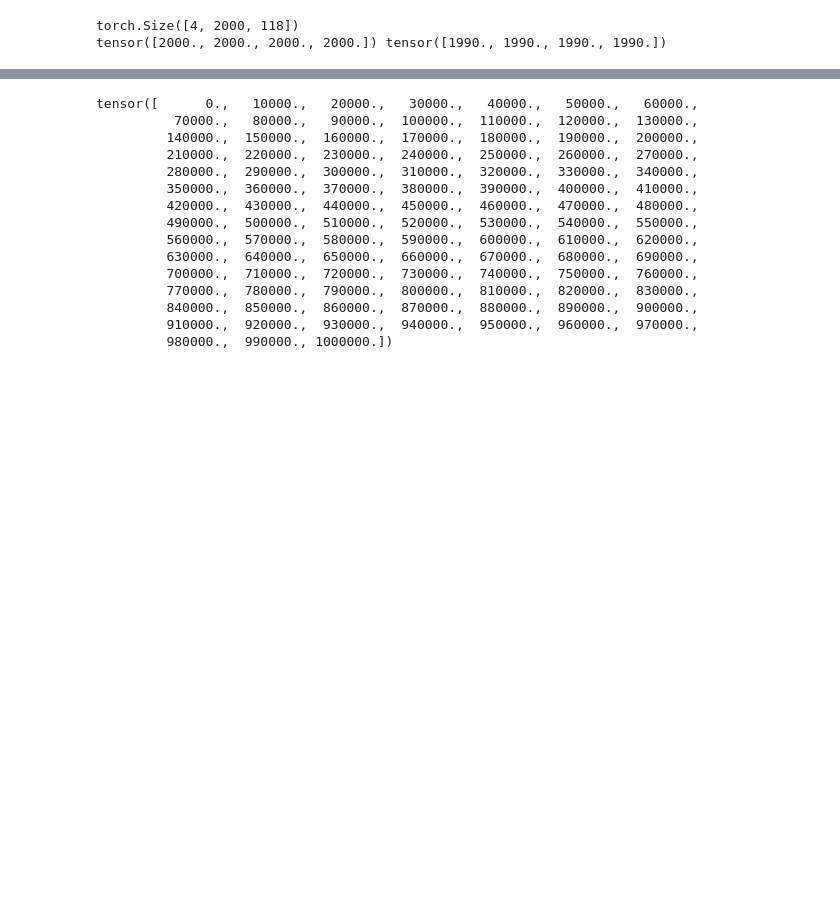
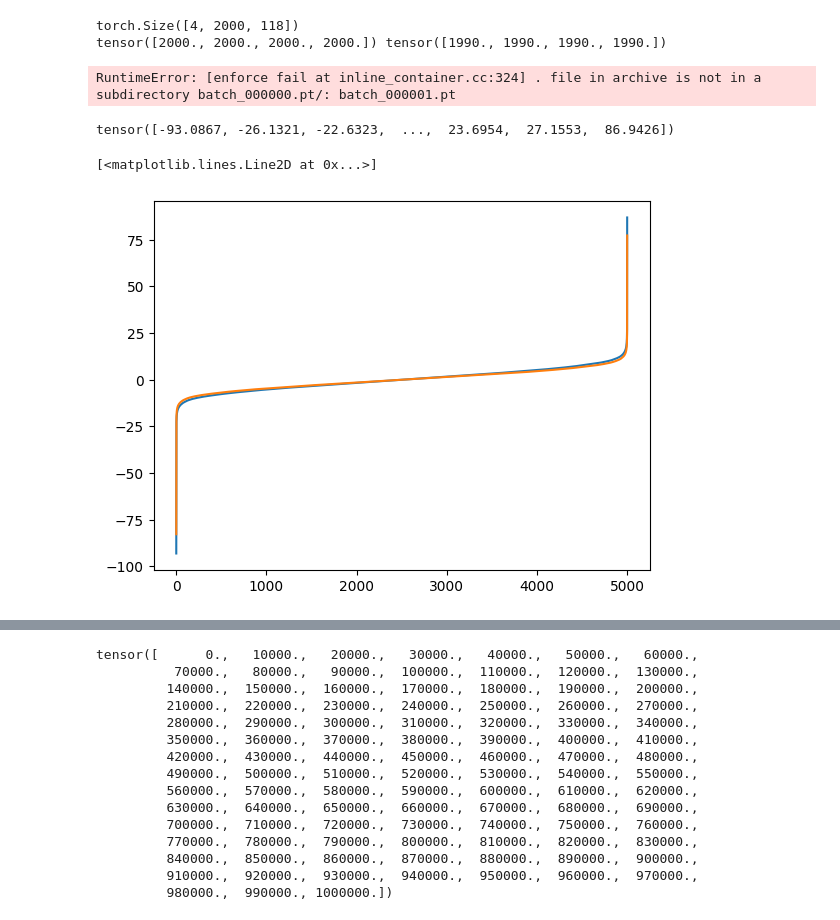
Before and after one commit to jacobf18/tabular, a Jupyter notebook: mcpfn/tests.ipynb, the cells around one changed output, grey strips where cells are left out. Drawn from its saved outputs; the diff is of its cells as text; code cells hidden in the pictures; blank space fills up the shorter version.

```diff
--- a/mcpfn/tests.ipynb
+++ b/mcpfn/tests.ipynb
@@ -54,0 +50,32 @@ embed = OneHotAndLinearBarDistribution(borders = get_bucket_limits(num_outputs =
+# %%
+torch.load('data/batch_000000.pt')
+# %% [output]
+RuntimeError: [enforce fail at inline_container.cc:324] . file in archive is not in a subdirectory batch_000000.pt/: batch_000001.pt
+# %%
+from mcpfn.model.bar_distribution import get_bucket_limits, FullSupportBarDistribution
+
+borders = torch.load('borders.pt')
+
+y = torch.randn(100)
+
+mean, std = torch.mean(y), torch.std(y)
+
+y_train_std = std.item() + 1e-20
+y_train_mean = mean.item()
+
+y_train = (y - y_train_mean) / y_train_std
+
+bardist = FullSupportBarDistribution(borders = borders)
+normalized_bardist = FullSupportBarDistribution(borders = borders * std + mean)
+# %%
+bardist.borders
+# %% [output]
+tensor([-93.0867, -26.1321, -22.6323,  ...,  23.6954,  27.1553,  86.9426])
+# %%
+import matplotlib.pyplot as plt
+
+plt.plot(bardist.borders)
+plt.plot(normalized_bardist.borders)
+# %% [output]
+[<matplotlib.lines.Line2D at 0x...>]
+[figure, added]
```
Also changed, not shown: parts of 24 cells of this notebook, 17 other files.
